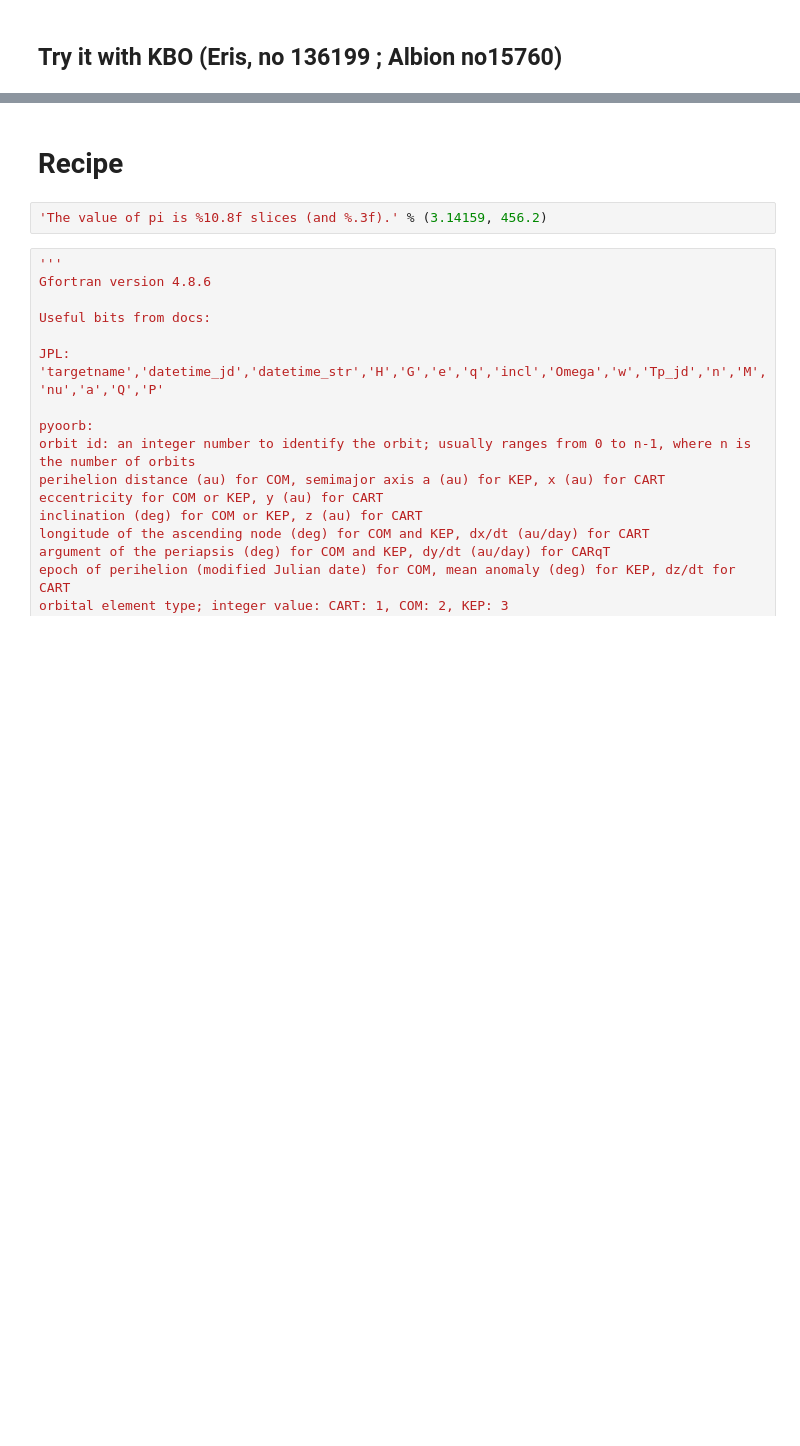
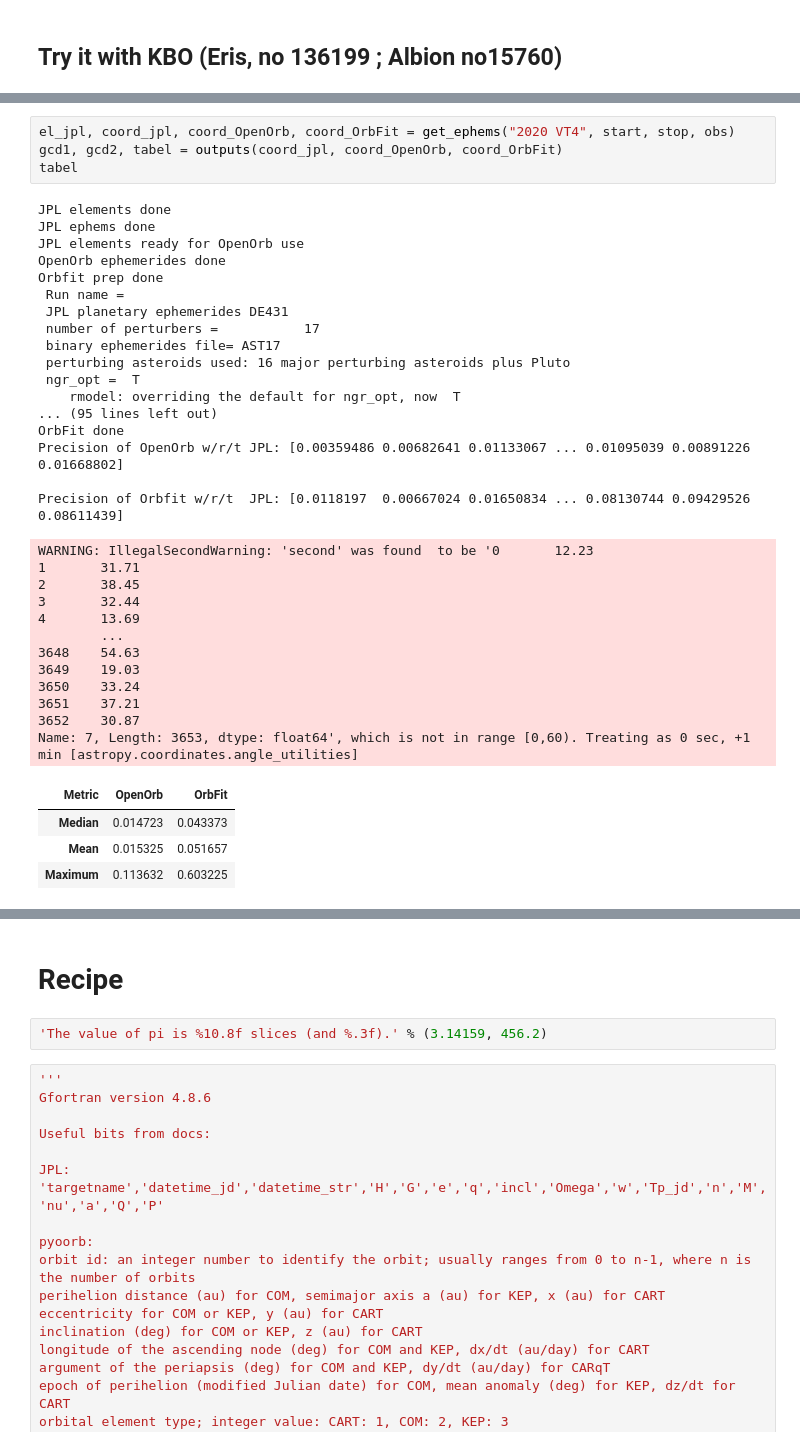
Before and after one commit to dirac-institute/iCompare, a Jupyter notebook: 2019OK.ipynb, the cells around one changed output, grey strips where cells are left out. Cells and saved outputs as stored; diff of their text form; blank space fills up the shorter version.

```diff
--- a/2019OK.ipynb
+++ b/2019OK.ipynb
@@ -898,0 +997,38 @@ Name: 7, Length: 3653, dtype: float64', which is not in range [0,60). Treating a
+# %%
+el_jpl, coord_jpl, coord_OpenOrb, coord_OrbFit = get_ephems("2020 VT4", start, stop, obs)
+gcd1, gcd2, tabel = outputs(coord_jpl, coord_OpenOrb, coord_OrbFit)
+tabel
+# %% [output]
+JPL elements done
+JPL ephems done
+JPL elements ready for OpenOrb use
+OpenOrb ephemerides done
+Orbfit prep done
+ Run name =
+ JPL planetary ephemerides DE431
+ number of perturbers =           17
+ binary ephemerides file= AST17
+ perturbing asteroids used: 16 major perturbing asteroids plus Pluto
+ ngr_opt =  T
+    rmodel: overriding the default for ngr_opt, now  T
+... (95 lines left out)
+OrbFit done
+Precision of OpenOrb w/r/t JPL: [0.00359486 0.00682641 0.01133067 ... 0.01095039 0.00891226 0.01668802]
+
+Precision of Orbfit w/r/t  JPL: [0.0118197  0.00667024 0.01650834 ... 0.08130744 0.09429526 0.08611439]
+WARNING: IllegalSecondWarning: 'second' was found  to be '0       12.23
+1       31.71
+2       38.45
+3       32.44
+4       13.69
+        ...
+3648    54.63
+3649    19.03
+3650    33.24
+3651    37.21
+3652    30.87
+Name: 7, Length: 3653, dtype: float64', which is not in range [0,60). Treating as 0 sec, +1 min [astropy.coordinates.angle_utilities]
+| Metric | OpenOrb | OrbFit |
+| Median | 0.014723 | 0.043373 |
+| Mean | 0.015325 | 0.051657 |
+| Maximum | 0.113632 | 0.603225 |
```
Also changed, not shown: parts of 27 cells of this notebook, 3 other files.
